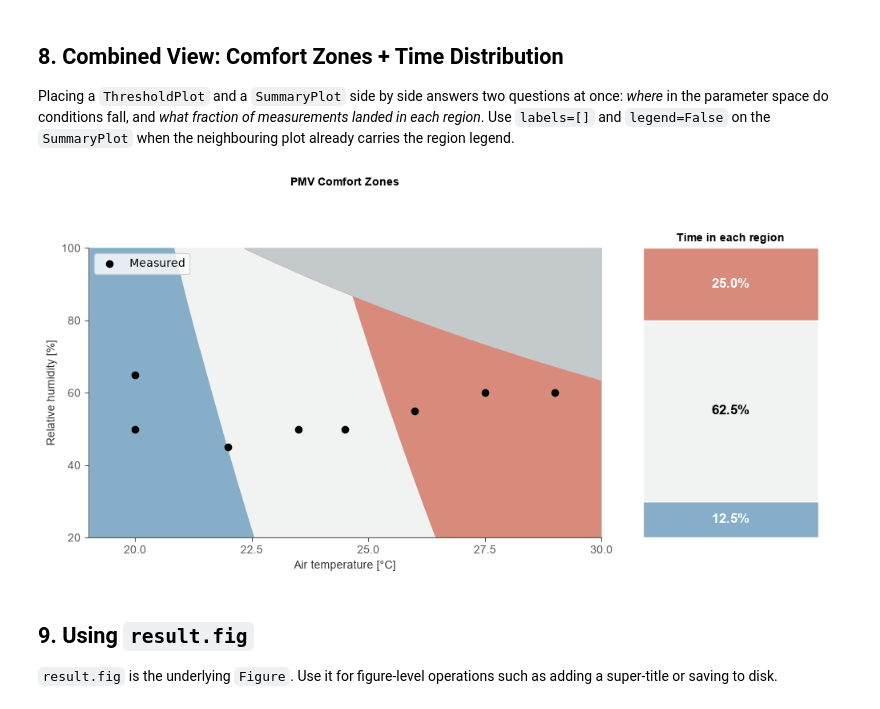
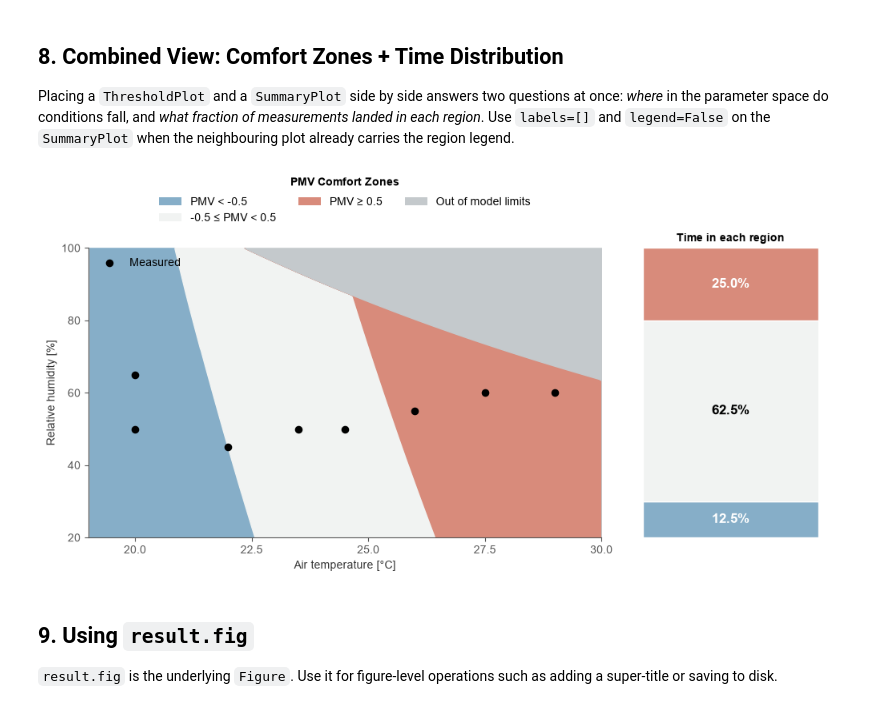
Before and after one commit to pythermalcomfort/pythermalcomfort, a Jupyter notebook: docs/documentation/plots/matplotlib/summary_plot.ipynb, the cells around one changed output. Saved outputs shown, nothing was run; the diff lists cells and outputs as text; code cells hidden in the pictures.

Commit message:
status: review summary_plot.ipnyb

```diff
--- a/docs/documentation/plots/matplotlib/summary_plot.ipynb
+++ b/docs/documentation/plots/matplotlib/summary_plot.ipynb
@@ -225,36 +225,39 @@ Overall comfort compliance: 51.7 %
 
 Placing a `ThresholdPlot` and a `SummaryPlot` side by side answers two questions at once: *where* in the parameter space do conditions fall, and *what fraction of measurements landed in each region*. Use `labels=[]` and `legend=False` on the `SummaryPlot` when the neighbouring plot already carries the region legend.
 # %%
-fig, (ax0, ax1) = plt.subplots(
-    1,
-    2,
-    figsize=(10, 5),
-    constrained_layout=True,
-    gridspec_kw={"width_ratios": [2.8, 1.2]},
-)
+with plot_style_context():
+    fig, (ax0, ax1) = plt.subplots(
+        1,
+        2,
+        figsize=(10, 5),
+        constrained_layout=True,
+        gridspec_kw={"width_ratios": [2.8, 1.2]},
+    )
 
-tp = (
-    ThresholdPlot(model_func=pmv_ppd_iso)
-    .set_x_axis(name="tdb", min_val=19.0, max_val=30.0)
-    .set_y_axis(name="rh", min_val=20.0, max_val=100.0)
-    .set_params(vr=0.10, met=1.2, clo=0.65, wme=0.0)
-    .set_regions(output="pmv", thresholds=[-0.5, 0.5])
-    .plot(ax=ax0, title="PMV Comfort Zones", legend_kws={"ncol": 3})
-)
-tp.ax.scatter(df["tdb"], df["rh"], color="black", s=35, zorder=5, label="Measured")
-tp.ax.legend(loc="upper left")
-tp.ax.set_xlabel("Air temperature [°C]")
-tp.ax.set_ylabel("Relative humidity [%]")
+    tp = (
+        ThresholdPlot(model_func=pmv_ppd_iso)
+        .set_x_axis(name="tdb", min_val=19.0, max_val=30.0)
+        .set_y_axis(name="rh", min_val=20.0, max_val=100.0)
+        .set_params(vr=0.10, met=1.2, clo=0.65, wme=0.0)
+        .set_regions(output="pmv", thresholds=[-0.5, 0.5])
+        .plot(ax=ax0, title="PMV Comfort Zones", legend_kws={"ncol": 3})
+    )
+    tp.ax.scatter(df["tdb"], df["rh"], color="black", s=35, zorder=5, label="Measured")
+    # An axes holds one legend, so keep the region legend before adding a second.
+    tp.ax.add_artist(tp.legend)
+    tp.ax.legend(loc="upper left")
+    tp.ax.set_xlabel("Air temperature [°C]")
+    tp.ax.set_ylabel("Relative humidity [%]")
 
-(
-    SummaryPlot(df=df)
-    .set_regions(output="pmv", thresholds=[-0.5, 0.5], labels=[])
-    .plot(ax=ax1, vertical=True, title="Time in each region", legend=False)
-)
+    (
+        SummaryPlot(df=df)
+        .set_regions(output="pmv", thresholds=[-0.5, 0.5], labels=[])
+        .plot(ax=ax1, vertical=True, title="Time in each region", legend=False)
+    )
 
 plt.show()
 # %% [output]
-[figure, old version]
+[figure, new version]
 # %% [markdown]
 ## 9. Using `result.fig`
 
```
